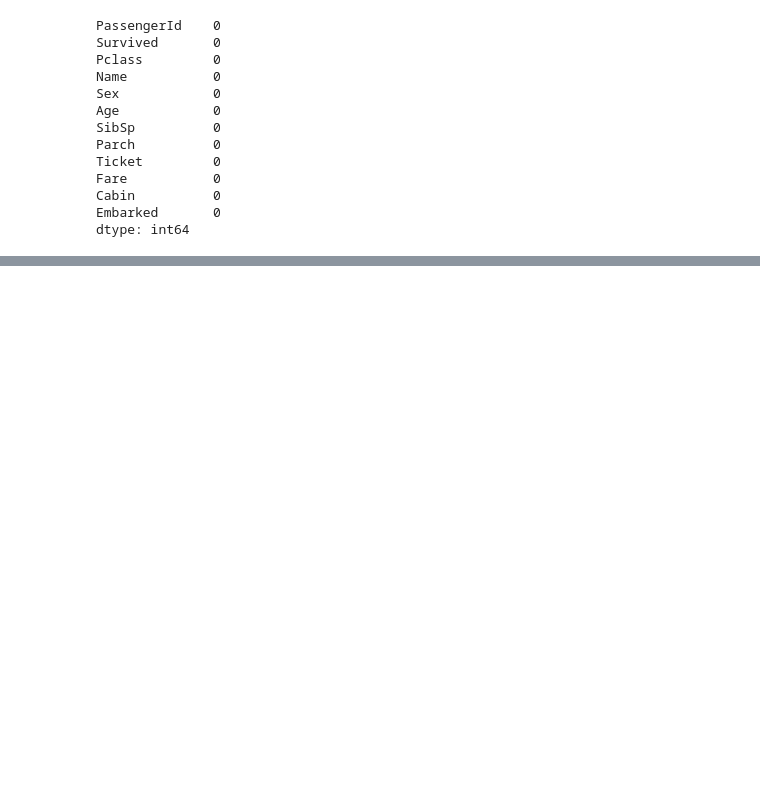
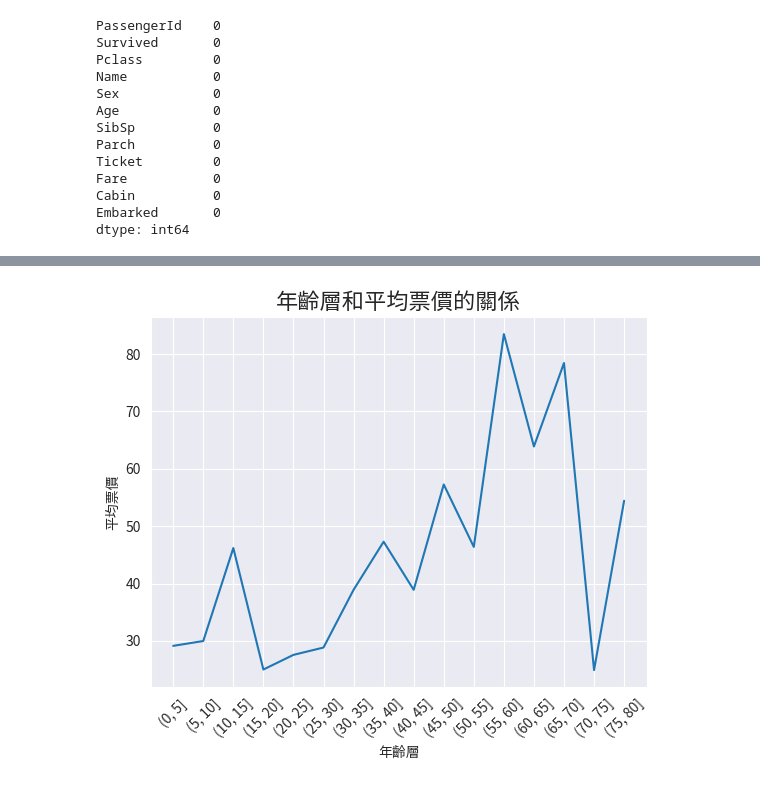
Before and after one commit to hank1224/simlab113-summer-train, a Jupyter notebook: 0716/data-visualization/homework/m11351002-data-visualiztaion.ipynb, the cells around one changed output, grey strips where cells are left out. Saved outputs shown, nothing was run; the diff lists cells and outputs as text; code cells hidden in the pictures; blank space fills up the shorter version.

```diff
--- a/0716/data-visualization/homework/m11351002-data-visualiztaion.ipynb
+++ b/0716/data-visualization/homework/m11351002-data-visualiztaion.ipynb
@@ -174,0 +212,26 @@ plt.show()
+# %%
+# 5年為一單位
+age_bins = list(range(0, 85, 5))
+combined_df['AgeGroup'] = pd.cut(combined_df['Age'], bins=age_bins)
+
+# 計算每個年齡組的平均票價，顯式設置 observed 參數
+age_group_fare = combined_df[['AgeGroup', 'Fare']].groupby('AgeGroup', observed=False).mean().reset_index()
+
+# 為了讓 x 軸上的年齡組順序顯示，我們需要將 AgeGroup 轉換成字符串
+age_group_fare['AgeGroup'] = age_group_fare['AgeGroup'].astype(str)
+
+# 繪製折線圖
+sns.lineplot(x='AgeGroup', y='Fare', data=age_group_fare)
+
+# 設置圖表信息
+plt.title('年齡層和平均票價的關係', fontsize=16)
+plt.xlabel('年齡層')
+plt.ylabel('平均票價')
+
+# 修改x軸標籤的角度
+plt.xticks(rotation=45)
+
+# 顯示圖表
+plt.show()
+# %% [output]
+[figure, added]
```
Also changed, not shown: parts of 22 cells of this notebook.
